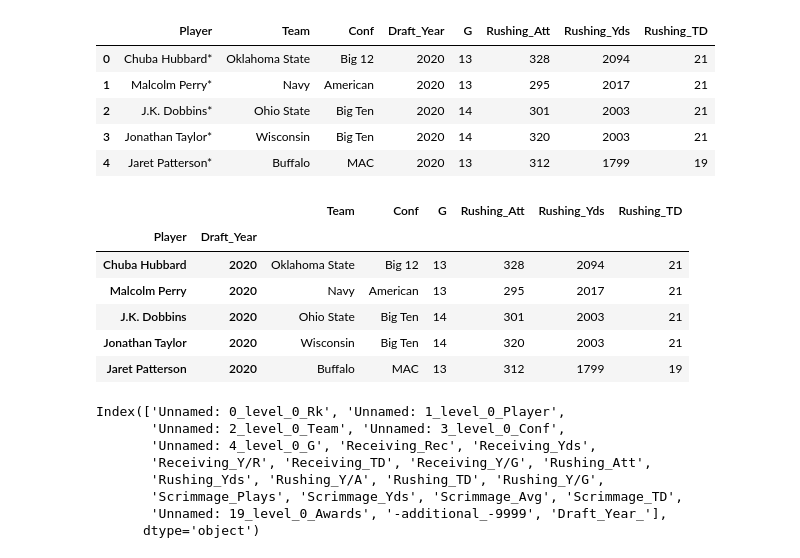
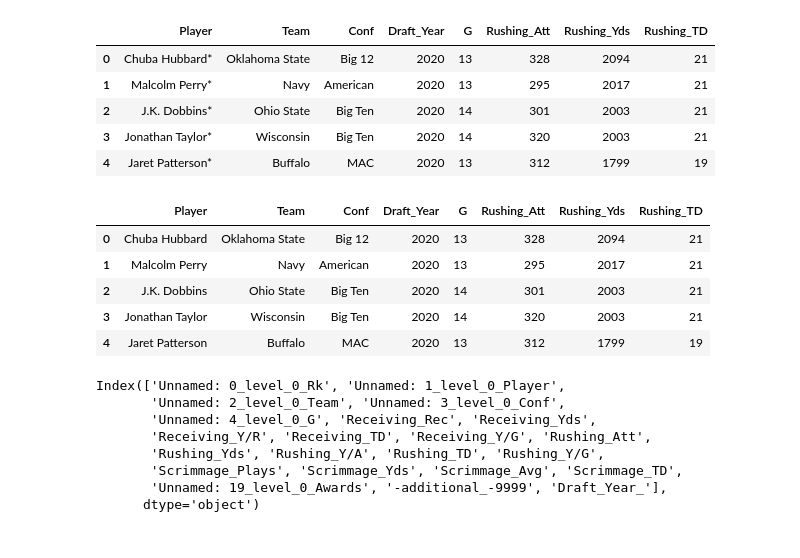
Before and after one commit to TrevBunch/DS-340W-Project, a Jupyter notebook: clean_rookies.ipynb, the cells around one changed output. Saved outputs shown, nothing was run; the diff lists cells and outputs as text; code cells hidden in the pictures.

```diff
--- a/clean_rookies.ipynb
+++ b/clean_rookies.ipynb
@@ -106,7 +138,7 @@ Now we have finished cleaning the data for the drafts, now we can work on cleani
 # load and combine the data by stat type
 def load_and_combine_data(stat_type):
     df_list = []
-    for year in range(2019, 2024):
+    for year in range(2019, 2025):
         if stat_type != "passing":
             df = pd.read_csv(f'college stats/{year}_{stat_type}.csv', header=[0,1])
         else:
@@ -233,18 +264,17 @@ rushing_raw.head()
 # %%
 # remove * from player names
 rushing_raw['Player'] = rushing_raw['Player'].str.replace(r'[\*\+]', '', regex=True)
 
 # create a dual key with name and year
-rushing_raw = rushing_raw.set_index(['Player','Draft_Year'])
+#rushing_raw = rushing_raw.set_index(['Player','Draft_Year'])
 rushing_raw.head()
 # %% [output]
-|  |  | Team | Conf | G | Rushing_Att | Rushing_Yds | Rushing_TD |
-| Player | Draft_Year |  |  |  |  |  |  |
-| Chuba Hubbard | 2020 | Oklahoma State | Big 12 | 13 | 328 | 2094 | 21 |
-| Malcolm Perry | 2020 | Navy | American | 13 | 295 | 2017 | 21 |
-| J.K. Dobbins | 2020 | Ohio State | Big Ten | 14 | 301 | 2003 | 21 |
-| Jonathan Taylor | 2020 | Wisconsin | Big Ten | 14 | 320 | 2003 | 21 |
-| Jaret Patterson | 2020 | Buffalo | MAC | 13 | 312 | 1799 | 19 |
+|  | Player | Team | Conf | Draft_Year | G | Rushing_Att | Rushing_Yds | Rushing_TD |
+| 0 | Chuba Hubbard | Oklahoma State | Big 12 | 2020 | 13 | 328 | 2094 | 21 |
+| 1 | Malcolm Perry | Navy | American | 2020 | 13 | 295 | 2017 | 21 |
+| 2 | J.K. Dobbins | Ohio State | Big Ten | 2020 | 14 | 301 | 2003 | 21 |
+| 3 | Jonathan Taylor | Wisconsin | Big Ten | 2020 | 14 | 320 | 2003 | 21 |
+| 4 | Jaret Patterson | Buffalo | MAC | 2020 | 13 | 312 | 1799 | 19 |
 # %%
 # now for receiving
 # combine both headers into one
```
Also changed, not shown: parts of 13 cells of this notebook, 7 other files.
